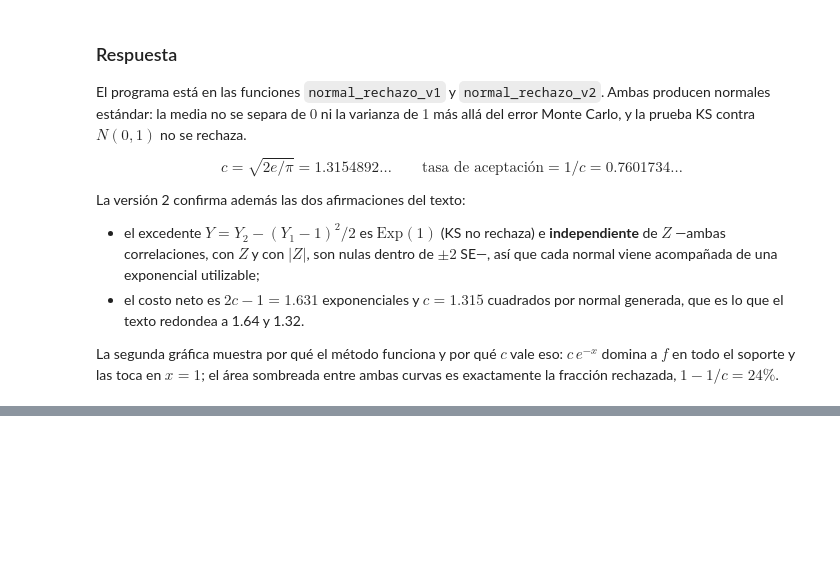
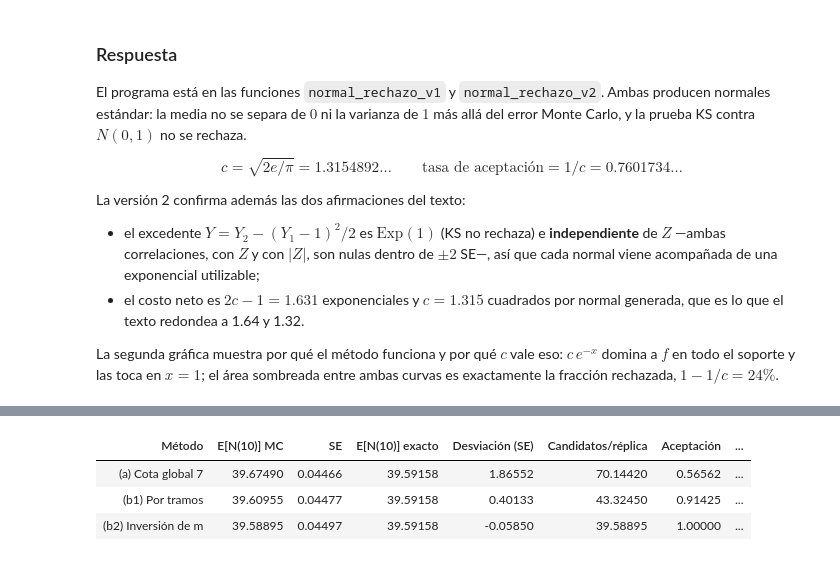
Before and after one commit to fabianpradod/mod-practica2, a Jupyter notebook: Practica_2_Generacion_de_Variables_Aleatorias_Continuas.ipynb, the cells around one changed output, grey strips where cells are left out. Drawn from its saved outputs; the diff is of its cells as text; code cells hidden in the pictures; blank space fills up the shorter version.

```diff
--- a/Practica_2_Generacion_de_Variables_Aleatorias_Continuas.ipynb
+++ b/Practica_2_Generacion_de_Variables_Aleatorias_Continuas.ipynb
@@ -597,0 +765,91 @@ La segunda gráfica muestra por qué el método funciona y por qué $c$ vale eso
+# %%
+T7 = 10.0
+lam7 = lambda t: 3 + 4 / (np.asarray(t, dtype=float) + 1)
+m7 = lambda t: 3 * np.asarray(t, dtype=float) + 4 * np.log(np.asarray(t, dtype=float) + 1)
+
+LAM_SUP7 = float(lam7(0.0))                 # lambda es decreciente: el sup global es lam(0)
+assert LAM_SUP7 == 7.0
+assert np.all(lam7(np.linspace(0, T7, 100_001)) <= LAM_SUP7)
+
+m10 = float(m7(T7))
+assert abs(m10 - (30 + 4 * math.log(11))) < 1e-12
+assert abs(m10 - integrate.quad(lam7, 0, T7, epsabs=1e-14)[0]) < 1e-10
+
+
+def thinning_global(T=T7):
+    """(a) Adelgazamiento con la cota global lambda* = 7."""
+    eventos, candidatos = [], 0
+    t = 0.0                                             # Paso 1
+    while True:
+        t += -math.log(rng.random()) / LAM_SUP7         # Paso 2
+        if t > T:
+            return np.array(eventos), candidatos
+        candidatos += 1
+        if rng.random() <= lam7(t) / LAM_SUP7:          # Paso 3
+            eventos.append(t)
+
+
+CORTES7 = np.array([0.0, 1.0, 2.0, 5.0, 10.0])
+COTAS7 = lam7(CORTES7[:-1])                 # decreciente: sup del tramo = extremo izquierdo
+assert np.all(COTAS7 >= [lam7(np.linspace(a, b, 2000)).max()
+                         for a, b in zip(CORTES7[:-1], CORTES7[1:])])
+
+
+def thinning_tramos(cortes=CORTES7):
+    """(b1) Adelgazamiento con una cota propia por tramo."""
+    cotas = lam7(cortes[:-1])
+    eventos, candidatos = [], 0
+    for a, b, cota in zip(cortes[:-1], cortes[1:], cotas):
+        t = a
+        while True:
+            t += -math.log(rng.random()) / cota
+            if t > b:
+                break
+            candidatos += 1
+            if rng.random() <= lam7(t) / cota:
+                eventos.append(t)
+    return np.array(eventos), candidatos
+
+
+def inversion_m(T=T7):
+    """(b2) Inversión de m: Poisson de tasa 1 en (0, m(T)] y t_i = m^{-1}(s_i). Sin rechazo."""
+    s, esperas = 0.0, []
+    while True:
+        s += -math.log(rng.random())
+        if s > m7(T):
+            break
+        esperas.append(s)
+    return np.array([optimize.brentq(lambda t, y=y: m7(t) - y, 0.0, T) for y in esperas]), len(esperas)
+
+# --- Comparación de los tres métodos -----------------------------------------
+R7 = 20_000
+resultados7 = {}
+for nombre, fn in [("(a) Cota global 7", thinning_global),
+                   ("(b1) Por tramos", thinning_tramos),
+                   ("(b2) Inversión de m", inversion_m)]:
+    Ns, cands, muestras = [], [], []
+    for _ in range(R7):
+        ev, c = fn()
+        Ns.append(ev.size)
+        cands.append(c)
+        if len(muestras) < 400:
+            muestras.append(ev)
+    resultados7[nombre] = (np.array(Ns), np.array(cands, dtype=float), muestras)
+
+filas = []
+for nombre, (Ns, cands, _) in resultados7.items():
+    est, se = Ns.mean(), se_media(Ns)
+    acept = Ns.sum() / cands.sum()
+    filas.append({"Método": nombre, "E[N(10)] MC": est, "SE": se, "E[N(10)] exacto": m10,
+                  "Desviación (SE)": z_desviacion(est, m10, se),
+                  "Candidatos/réplica": cands.mean(), "Aceptación": acept})
+res7 = pd.DataFrame(filas)
+res7["Aceptación exacta"] = [m10 / (LAM_SUP7 * T7),
+                             m10 / float(np.sum(COTAS7 * np.diff(CORTES7))), 1.0]
+display(tabla(res7, 5))
+assert np.all(np.abs(res7["Desviación (SE)"]) < 4)
+# %% [output]
+| Método | E[N(10)] MC | SE | E[N(10)] exacto | Desviación (SE) | Candidatos/réplica | Aceptación | ... |
+| (a) Cota global 7 | 39.67490 | 0.04466 | 39.59158 | 1.86552 | 70.14420 | 0.56562 | ... |
+| (b1) Por tramos | 39.60955 | 0.04477 | 39.59158 | 0.40133 | 43.32450 | 0.91425 | ... |
+| (b2) Inversión de m | 39.58895 | 0.04497 | 39.59158 | -0.05850 | 39.58895 | 1.00000 | ... |
```
Also changed, not shown: parts of 9 cells of this notebook.
